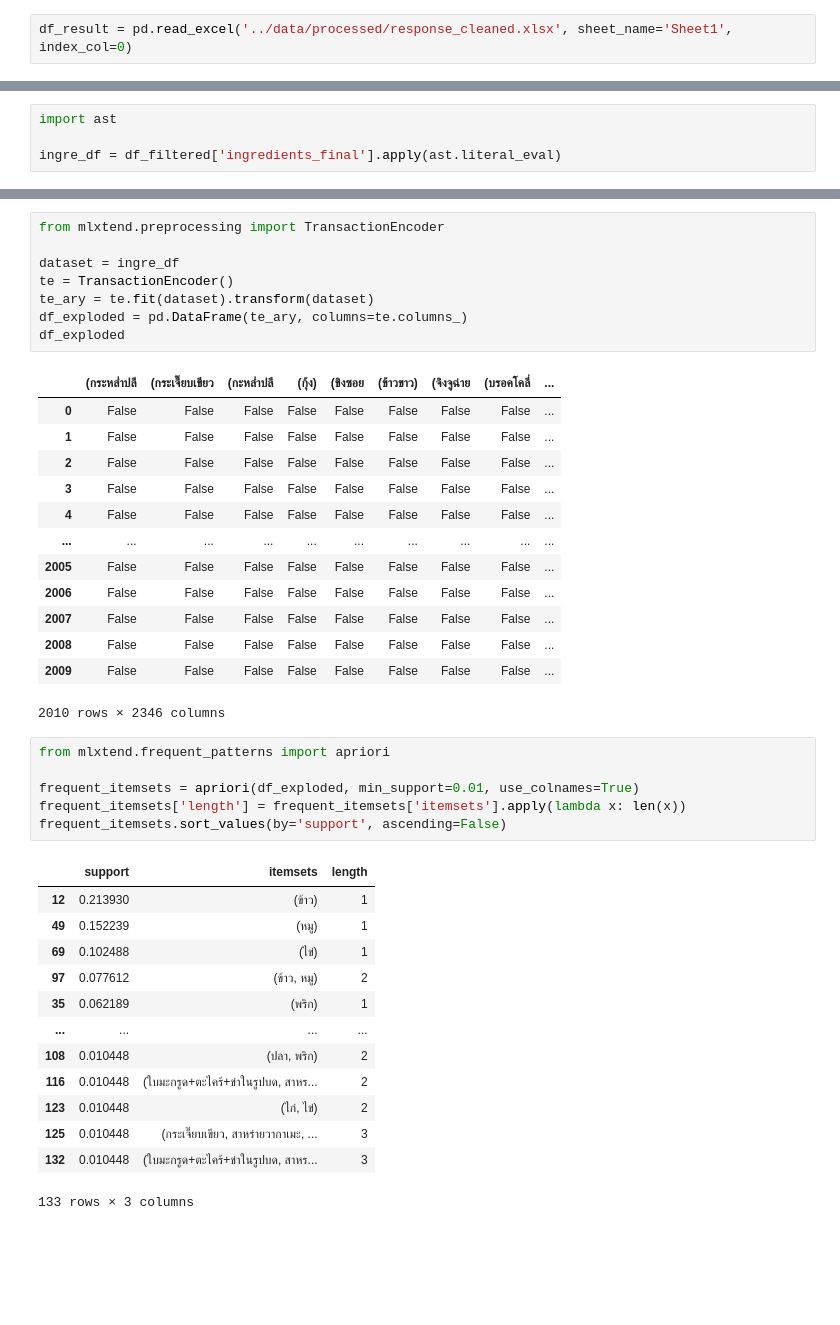
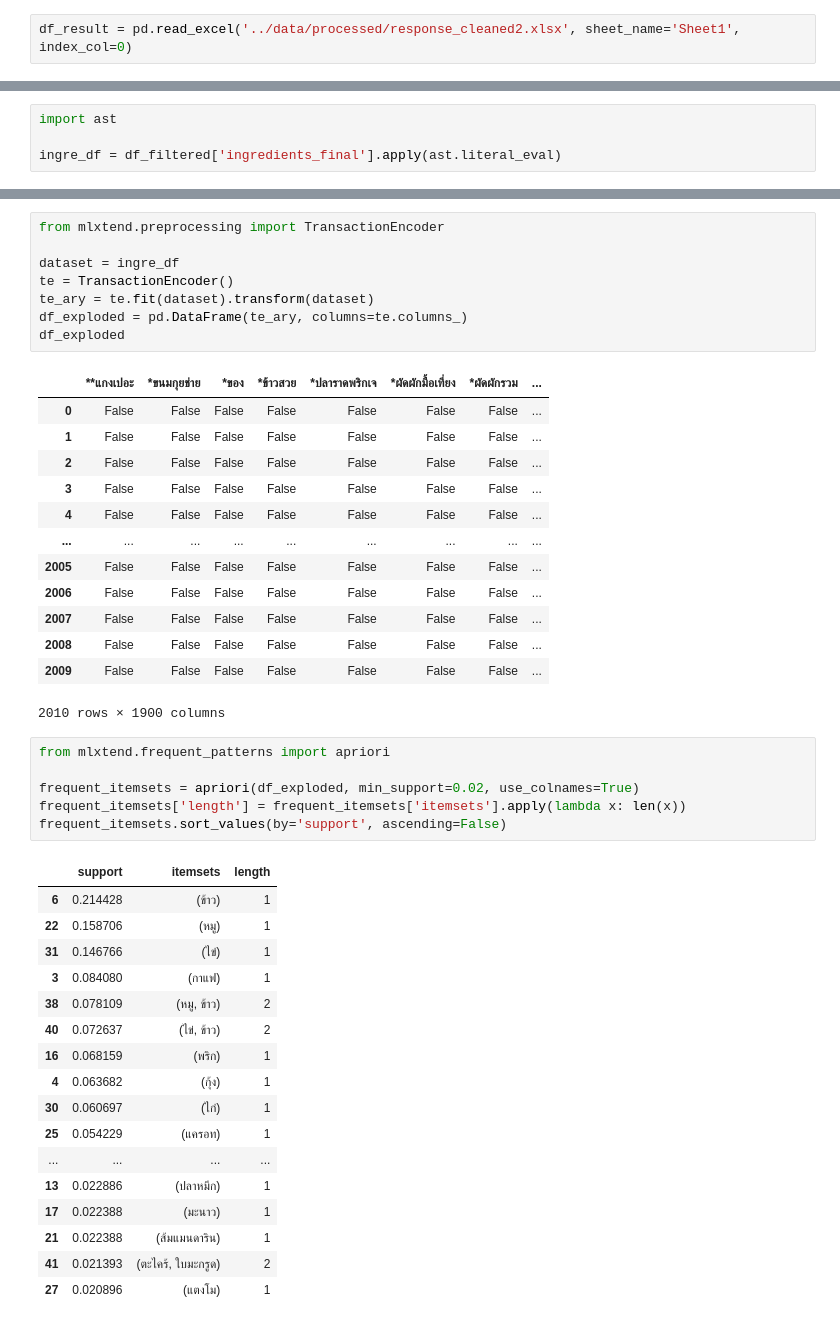
Before and after one commit to dekoob/fodmap-data-cleaning, a Jupyter notebook: notebooks/explore_data.ipynb, the cells around one changed output, grey strips where cells are left out. Cells and saved outputs as stored; diff of their text form; blank space fills up the shorter version.

```diff
--- a/notebooks/explore_data.ipynb
+++ b/notebooks/explore_data.ipynb
@@ -5,7 +5,7 @@ import pandas as pd
 # %%
 df = pd.read_excel('../data/raw/chatbot_phase2.xlsx', sheet_name='Total')
 # %%
-df_result = pd.read_excel('../data/processed/response_cleaned.xlsx', sheet_name='Sheet1', index_col=0)
+df_result = pd.read_excel('../data/processed/response_cleaned2.xlsx', sheet_name='Sheet1', index_col=0)
 # %%
 df
 # %% [output]
@@ -113,39 +117,43 @@ te_ary = te.fit(dataset).transform(dataset)
 df_exploded = pd.DataFrame(te_ary, columns=te.columns_)
 df_exploded
 # %% [output]
-|  | (กระหล่ำปลี | (กระเจี๊ยบเขียว | (กะหล่ำปลี | (กุ้ง) | (ขิงซอย | (ข้าวขาว) | (จิงจูฉ่าย | (บรอคโคลี่ | ... |
-| 0 | False | False | False | False | False | False | False | False | ... |
-| 1 | False | False | False | False | False | False | False | False | ... |
-| 2 | False | False | False | False | False | False | False | False | ... |
-| 3 | False | False | False | False | False | False | False | False | ... |
-| 4 | False | False | False | False | False | False | False | False | ... |
-| ... | ... | ... | ... | ... | ... | ... | ... | ... | ... |
-| 2005 | False | False | False | False | False | False | False | False | ... |
-| 2006 | False | False | False | False | False | False | False | False | ... |
-| 2007 | False | False | False | False | False | False | False | False | ... |
-| 2008 | False | False | False | False | False | False | False | False | ... |
-| 2009 | False | False | False | False | False | False | False | False | ... |
+|  | **แกงเปอะ | *ขนมกุยช่าย | *ของ | *ข้าวสวย | *ปลาราดพริกเจ | *ผัดผักมื้อเที่ยง | *ผัดผักรวม | ... |
+| 0 | False | False | False | False | False | False | False | ... |
+| 1 | False | False | False | False | False | False | False | ... |
+| 2 | False | False | False | False | False | False | False | ... |
+| 3 | False | False | False | False | False | False | False | ... |
+| 4 | False | False | False | False | False | False | False | ... |
+| ... | ... | ... | ... | ... | ... | ... | ... | ... |
+| 2005 | False | False | False | False | False | False | False | ... |
+| 2006 | False | False | False | False | False | False | False | ... |
+| 2007 | False | False | False | False | False | False | False | ... |
+| 2008 | False | False | False | False | False | False | False | ... |
+| 2009 | False | False | False | False | False | False | False | ... |
-2010 rows × 2346 columns
+2010 rows × 1900 columns
 # %%
 from mlxtend.frequent_patterns import apriori
 
-frequent_itemsets = apriori(df_exploded, min_support=0.01, use_colnames=True)
+frequent_itemsets = apriori(df_exploded, min_support=0.02, use_colnames=True)
 frequent_itemsets['length'] = frequent_itemsets['itemsets'].apply(lambda x: len(x))
 frequent_itemsets.sort_values(by='support', ascending=False)
 # %% [output]
 |  | support | itemsets | length |
-| 12 | 0.213930 | (ข้าว) | 1 |
-| 49 | 0.152239 | (หมู) | 1 |
-| 69 | 0.102488 | (ไข่) | 1 |
-| 97 | 0.077612 | (ข้าว, หมู) | 2 |
-| 35 | 0.062189 | (พริก) | 1 |
+| 6 | 0.214428 | (ข้าว) | 1 |
+| 22 | 0.158706 | (หมู) | 1 |
+| 31 | 0.146766 | (ไข่) | 1 |
+| 3 | 0.084080 | (กาแฟ) | 1 |
+| 38 | 0.078109 | (หมู, ข้าว) | 2 |
+| 40 | 0.072637 | (ไข่, ข้าว) | 2 |
+| 16 | 0.068159 | (พริก) | 1 |
+| 4 | 0.063682 | (กุ้ง) | 1 |
+| 30 | 0.060697 | (ไก่) | 1 |
+| 25 | 0.054229 | (แครอท) | 1 |
 | ... | ... | ... | ... |
-| 108 | 0.010448 | (ปลา, พริก) | 2 |
-| 116 | 0.010448 | (ใบมะกรูด+ตะไคร้+ข่าในรูปบด, สาหร... | 2 |
-| 123 | 0.010448 | (ไก่, ไข่) | 2 |
-| 125 | 0.010448 | (กระเจี๊ยบเขียว, สาหร่ายวากาเมะ, ... | 3 |
-| 132 | 0.010448 | (ใบมะกรูด+ตะไคร้+ข่าในรูปบด, สาหร... | 3 |
+| 13 | 0.022886 | (ปลาหมึก) | 1 |
+| 17 | 0.022388 | (มะนาว) | 1 |
+| 21 | 0.022388 | (ส้มแมนดาริน) | 1 |
+| 41 | 0.021393 | (ตะไคร้, ใบมะกรูด) | 2 |
+| 27 | 0.020896 | (แตงโม) | 1 |
-133 rows × 3 columns
 # %%
 from mlxtend.frequent_patterns import association_rules
 
```
Also changed, not shown: parts of 6 cells of this notebook, 1 other file.
